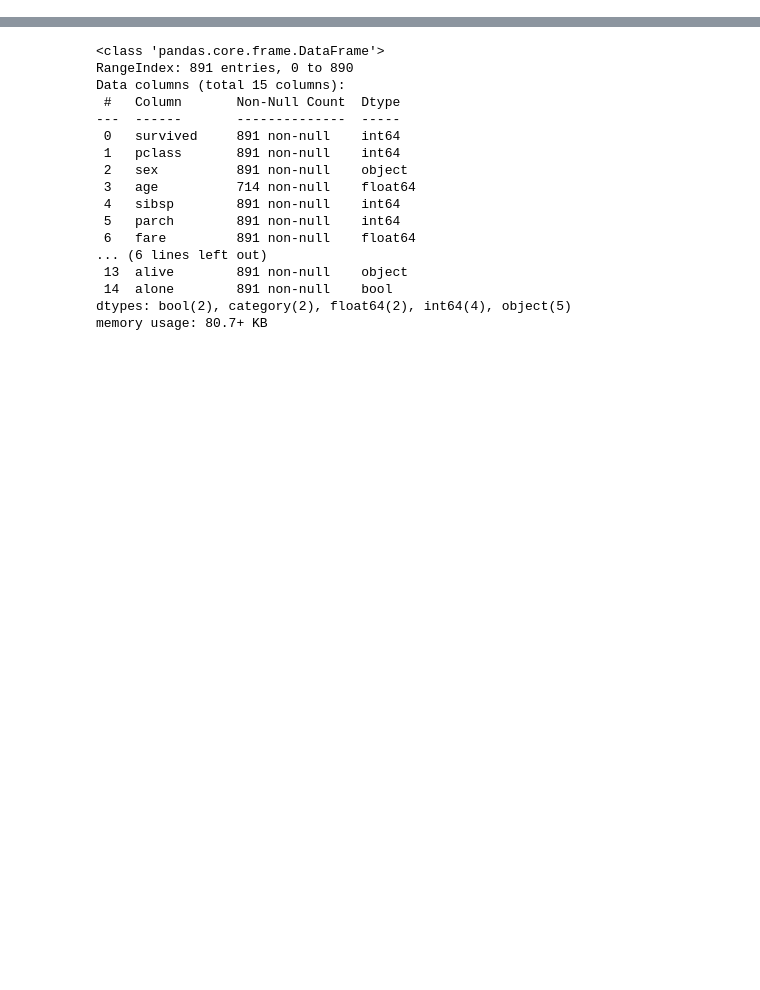
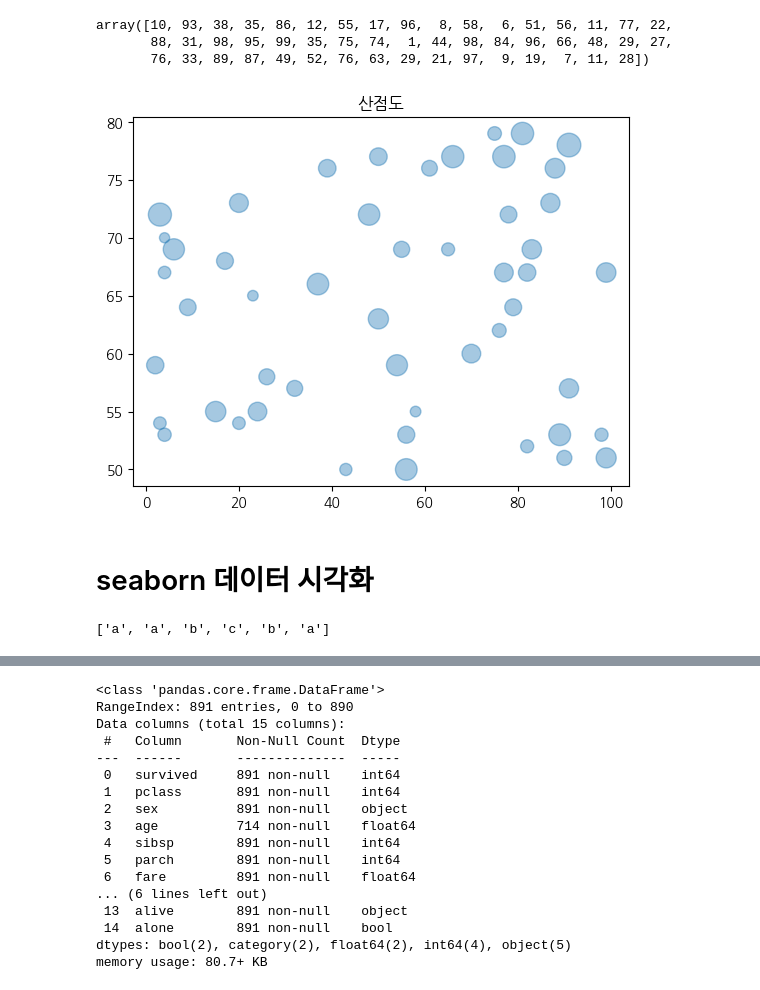
Before and after one commit to ahyeong514/2024-1-my-BDA, a Jupyter notebook: 01w_0312_tue_bigdata_basic.ipynb, the cells around one changed output, grey strips where cells are left out. Drawn from its saved outputs; the diff is of its cells as text; code cells hidden in the pictures; blank space fills up the shorter version.

```diff
--- a/01w_0312_tue_bigdata_basic.ipynb
+++ b/01w_0312_tue_bigdata_basic.ipynb
@@ -59,0 +69,23 @@ Successfully installed koreanize_matplotlib-0.1.1
+# %%
+x = np.random.randint(1, 100, 50)
+x
+# %% [output]
+array([10, 93, 38, 35, 86, 12, 55, 17, 96,  8, 58,  6, 51, 56, 11, 77, 22,
+       88, 31, 98, 95, 99, 35, 75, 74,  1, 44, 98, 84, 96, 66, 48, 29, 27,
+       76, 33, 89, 87, 49, 52, 76, 63, 29, 21, 97,  9, 19,  7, 11, 28])
+# %%
+x = np.random.randint(1, 100, 50)
+y = np.random.randint(50, 80, 50)
+s = np.random.randint(50, 300, 50)
+
+plt.scatter(x, y, s=s, alpha=.4)
+plt.title('산점도');
+# %% [output]
+[figure, added]
+# %% [markdown]
+# seaborn 데이터 시각화
+# %%
+var = ['a', 'a', 'b', 'c', 'b', 'a']
+var
+# %% [output]
+['a', 'a', 'b', 'c', 'b', 'a']
```
Also changed, not shown: parts of 31 cells of this notebook.
